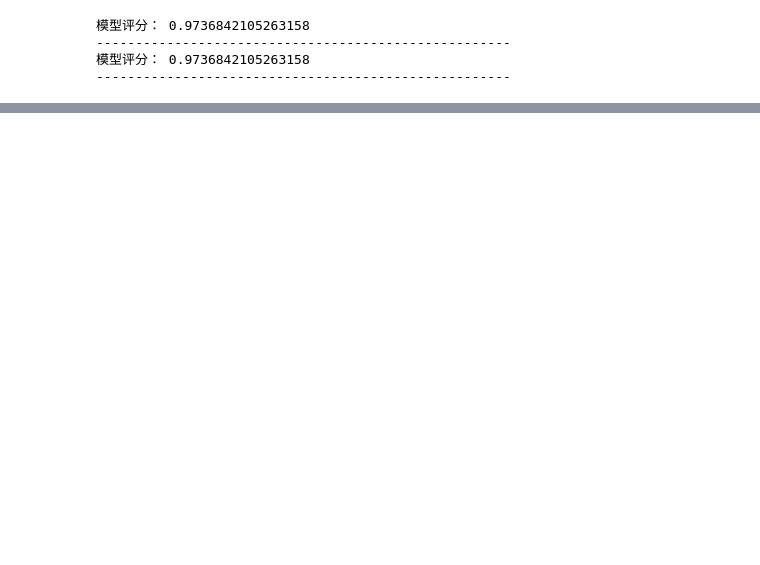
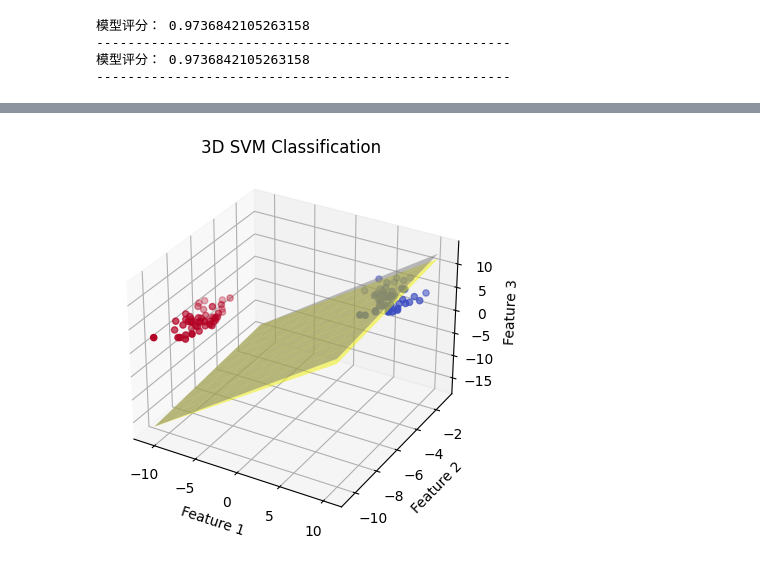
Before and after one commit to hcheng1005/about_Radar, a Jupyter notebook: 机器学习篇/svm.ipynb, the cells around one changed output, grey strips where cells are left out. Cells and saved outputs as stored; diff of their text form; code cells hidden in the pictures; blank space fills up the shorter version.

```diff
--- a/机器学习篇/svm.ipynb
+++ b/机器学习篇/svm.ipynb
@@ -94,0 +238,51 @@ print('-----------------------------------------------------')
+# %%
+import numpy as np
+import matplotlib.pyplot as plt
+from sklearn import svm
+from sklearn.datasets import make_blobs
+
+# 生成3D数据
+X, y = make_blobs(n_samples=100, centers=2, n_features=3, random_state=6)
+
+# 将标签转换为 +1 和 -1
+y = 2 * (y - 0.5)
+
+# 创建并训练一个线性SVM
+clf = svm.SVC(kernel='linear', C=1.0)
+clf.fit(X, y)
+
+# 创建 SVM 实例并训练
+svm = SVM(learning_rate=0.01, n_iters=1000)
+svm.fit(X, y)
+
+# 绘制数据点
+fig = plt.figure()
+ax = fig.add_subplot(111, projection='3d')
+scatter = ax.scatter(X[:, 0], X[:, 1], X[:, 2], c=y, cmap='coolwarm', marker='o')
+
+## 使用sklearn的SVM库的结果可视化
+# 获取分割超平面
+w = clf.coef_[0]
+a = -w[0] / w[2]
+xx = np.linspace(min(X[:, 0]), max(X[:, 0]), 10)
+yy = np.linspace(min(X[:, 1]), max(X[:, 1]), 10)
+XX, YY = np.meshgrid(xx, yy)
+zz = a * (XX * w[0] + YY * w[1]) + clf.intercept_[0]
+ax.plot_surface(XX, YY, zz, color='yellow', alpha=0.5)
+
+## 下面是自定义SVM的可视化
+w = svm.w
+a = -w[0] / w[2]
+xx = np.linspace(min(X[:, 0]), max(X[:, 0]), 10)
+yy = np.linspace(min(X[:, 1]), max(X[:, 1]), 10)
+XX, YY = np.meshgrid(xx, yy)
+zz = a * (XX * w[0] + YY * w[1]) + svm.b
+ax.plot_surface(XX, YY, zz, color='grey', alpha=0.5)
+
+ax.set_xlabel('Feature 1')
+ax.set_ylabel('Feature 2')
+ax.set_zlabel('Feature 3')
+plt.title('3D SVM Classification')
+plt.show()
+# %% [output]
+[figure, added]
```
Also changed, not shown: parts of 10 cells of this notebook, 10 other files.
